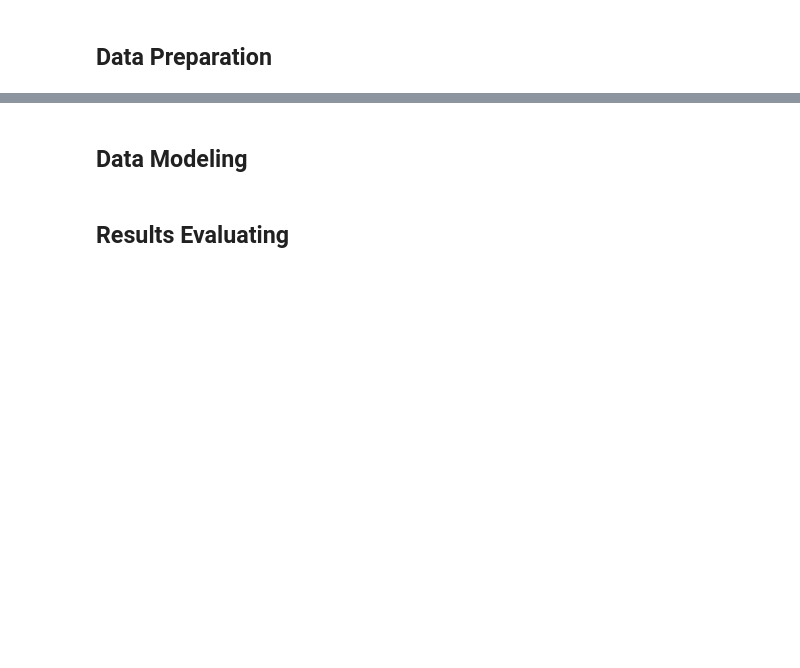
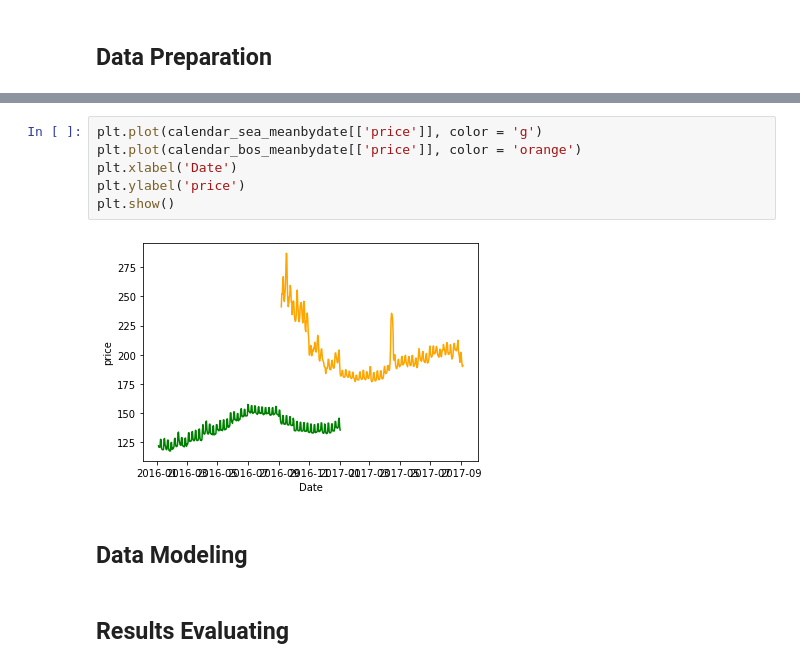
Before and after one commit to ChristineLiou/Boston-and-Seattle-Airbnb-data, a Jupyter notebook: Boston and Seattle Airbnb data.ipynb, the cells around one changed output, grey strips where cells are left out. Drawn from its saved outputs; the diff is of its cells as text; blank space fills up the shorter version.

```diff
--- a/Boston and Seattle Airbnb data.ipynb
+++ b/Boston and Seattle Airbnb data.ipynb
@@ -40,3 +59,11 @@ df_seattle.head()
+# %%
+plt.plot(calendar_sea_meanbydate[['price']], color = 'g')
+plt.plot(calendar_bos_meanbydate[['price']], color = 'orange')
+plt.xlabel('Date')
+plt.ylabel('price')
+plt.show()
+# %% [output]
+[figure, added]
 # %% [markdown]
 ## Data Modeling
 # %% [markdown]
```
Also changed, not shown: parts of 4 cells of this notebook.
